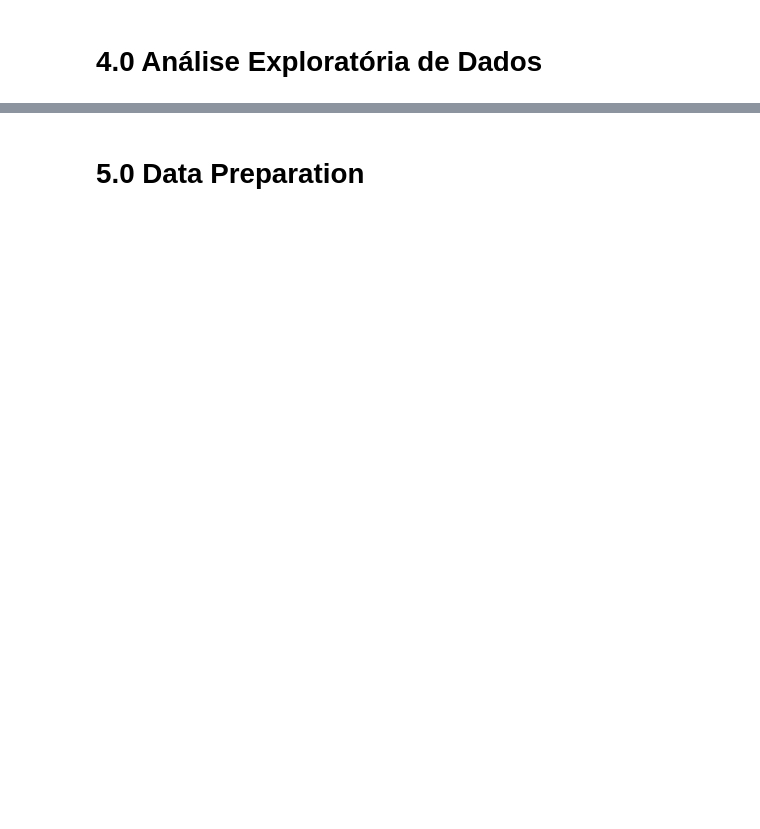
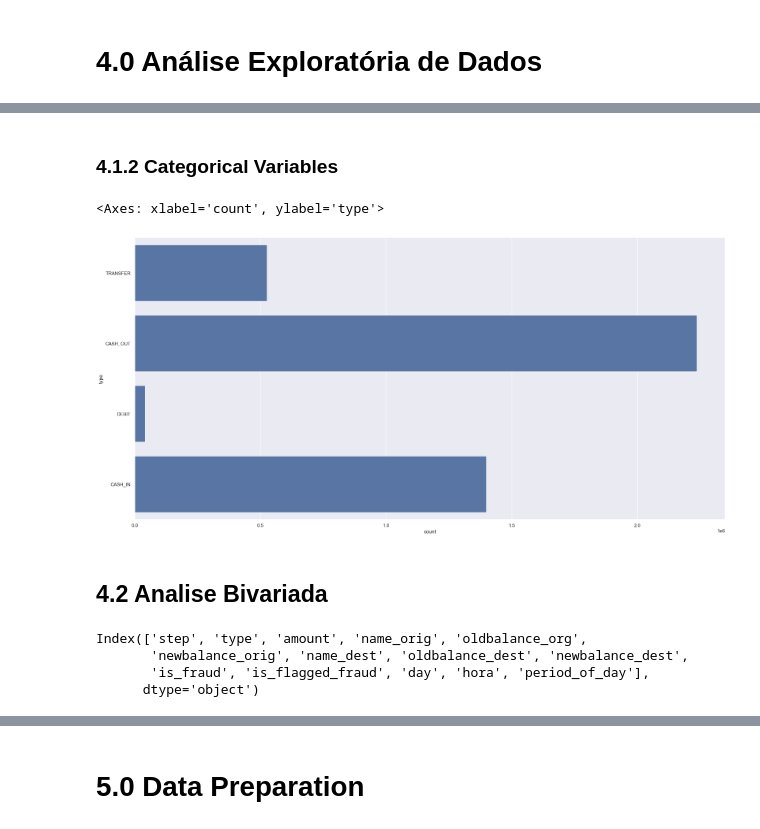
Before and after one commit to IanAndMendesDS/ds_fraud, a Jupyter notebook: notebooks/c1_ds_fraud.ipynb, the cells around one changed output, grey strips where cells are left out. Cells and saved outputs as stored; diff of their text form; code cells hidden in the pictures; blank space fills up the shorter version.

```diff
--- a/notebooks/c1_ds_fraud.ipynb
+++ b/notebooks/c1_ds_fraud.ipynb
@@ -281,2 +250,4 @@ KeyboardInterrupt
 # %% [markdown]
 # 4.0 Análise Exploratória de Dados
+# %%
+df4 = df3_filtered.copy()
@@ -282,0 +321,16 @@ KeyboardInterrupt
+# %% [markdown]
+### 4.1.2 Categorical Variables
+# %%
+sns.countplot (df4['type'])
+# %% [output]
+<Axes: xlabel='count', ylabel='type'>
+[figure, added]
+# %% [markdown]
+## 4.2 Analise Bivariada
+# %%
+df4.columns
+# %% [output]
+Index(['step', 'type', 'amount', 'name_orig', 'oldbalance_org',
+       'newbalance_orig', 'name_dest', 'oldbalance_dest', 'newbalance_dest',
+       'is_fraud', 'is_flagged_fraud', 'day', 'hora', 'period_of_day'],
+      dtype='object')
```
Also changed, not shown: parts of 75 cells of this notebook.
